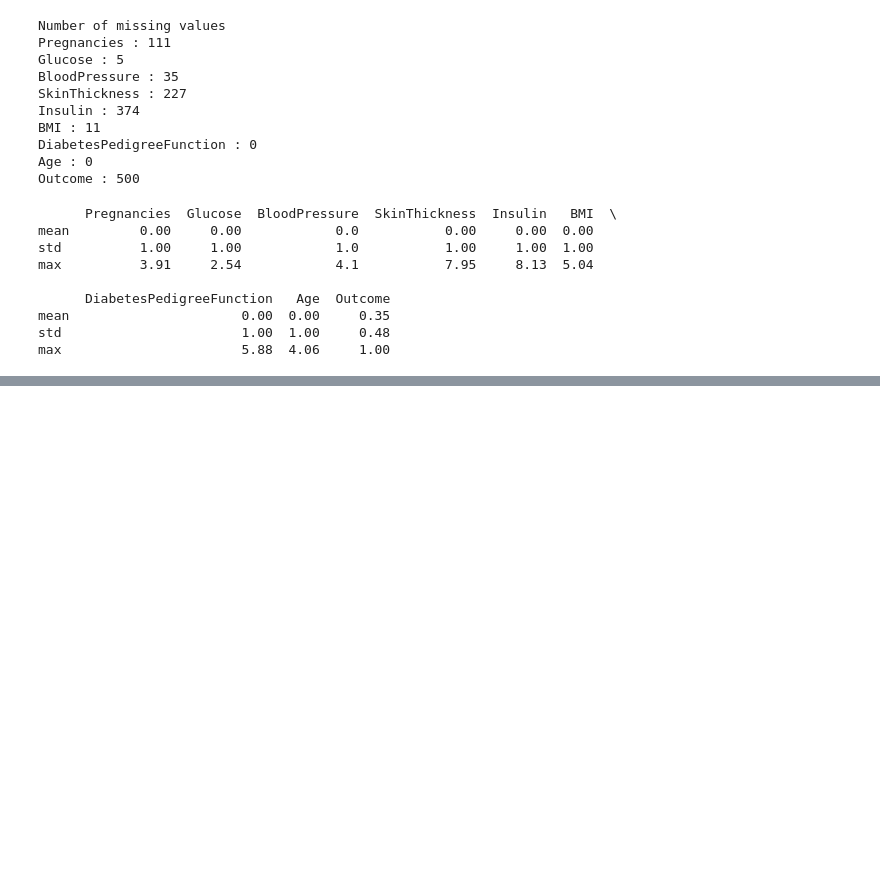
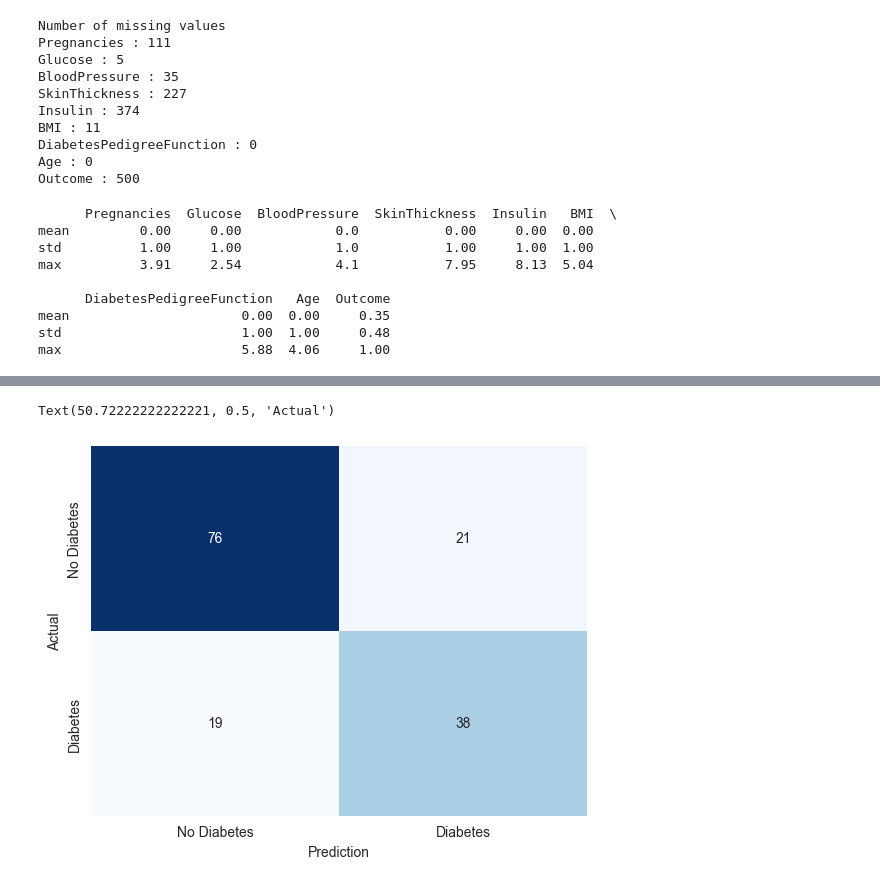
Before and after one commit to kardar/Diabetes_Prediction_Trained_Model, a Jupyter notebook: diabetes_prediction_ model.ipynb, the cells around one changed output, grey strips where cells are left out. Saved outputs shown, nothing was run; the diff lists cells and outputs as text; code cells hidden in the pictures; blank space fills up the shorter version.

Commit message:
Adding docs and the link to the dataset

```diff
--- a/diabetes_prediction_ model.ipynb
+++ b/diabetes_prediction_ model.ipynb
@@ -1,6 +1,8 @@
 # %%
 import pandas as pd
-df = pd.read_csv('C:/Users/Optimus Prime/Downloads/archive (1)/diabetes.csv')
+# Data URL
+# https://www.kaggle.com/datasets/mathchi/diabetes-data-set
+df = pd.read_csv('{{your_dataset_file_path}}')
 print(df.head())
 # %% [output]
    Pregnancies  Glucose  BloodPressure  SkinThickness  Insulin   BMI  \
@@ -195,0 +200,14 @@ Testing Accuracy: 75.32%
+# %%
+from sklearn.metrics import confusion_matrix
+import seaborn as sns
+
+y_test_pred = (model.predict(x_test) > 0.5).astype("int32")
+c_matrix = confusion_matrix(y_test, y_test_pred)
+
+ax = sns.heatmap(c_matrix, annot=True,
+                 xticklabels=['No Diabetes', 'Diabetes'] ,
+                yticklabels=['No Diabetes', 'Diabetes'], cbar=False, cmap='Blues')
+
+ax.set_xlabel("Prediction")
+ax.set_ylabel("Actual")
+# %% [output]
@@ -195,0 +215,2 @@ Testing Accuracy: 75.32%
+Text(50.72222222222221, 0.5, 'Actual')
+[figure, added]
```
Also changed, not shown: parts of 7 cells of this notebook, 1 other file.
